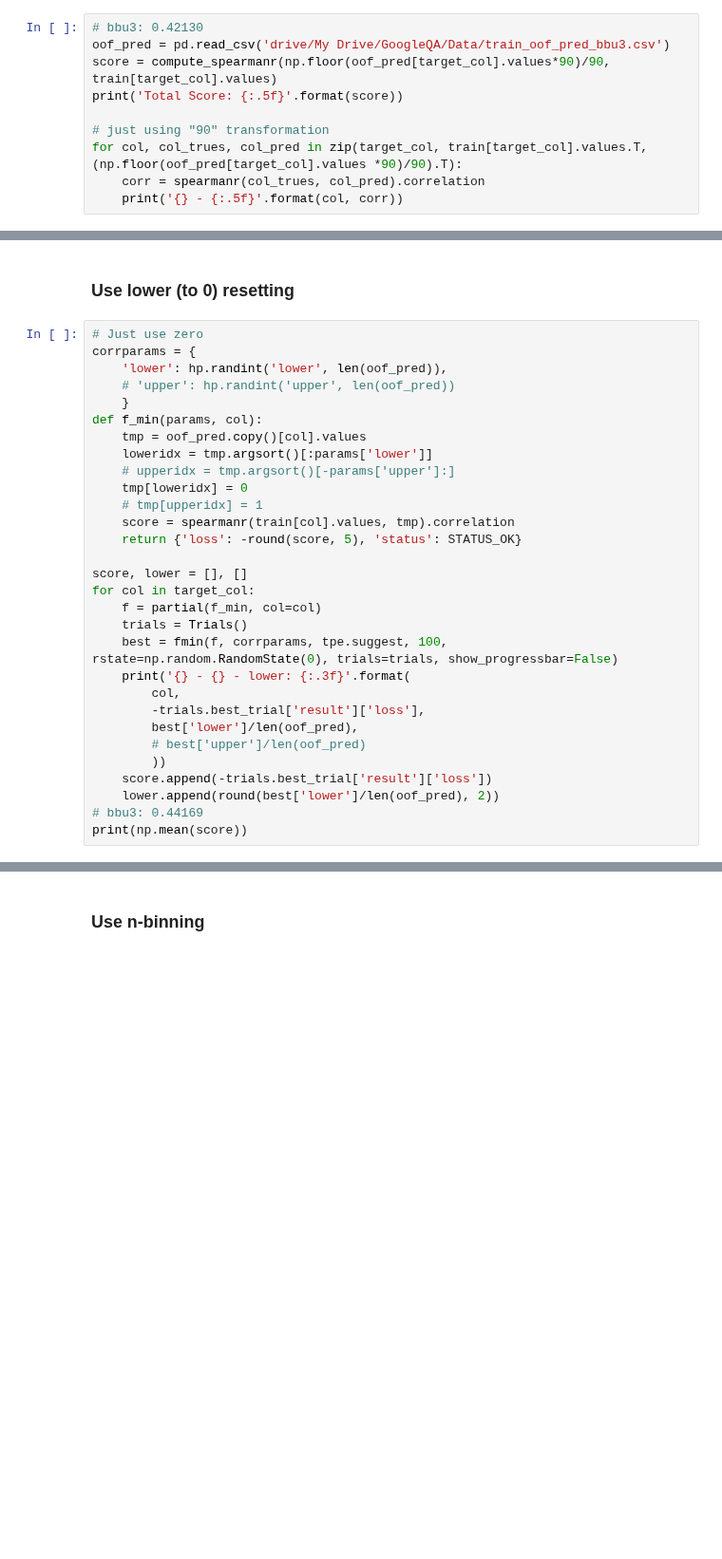
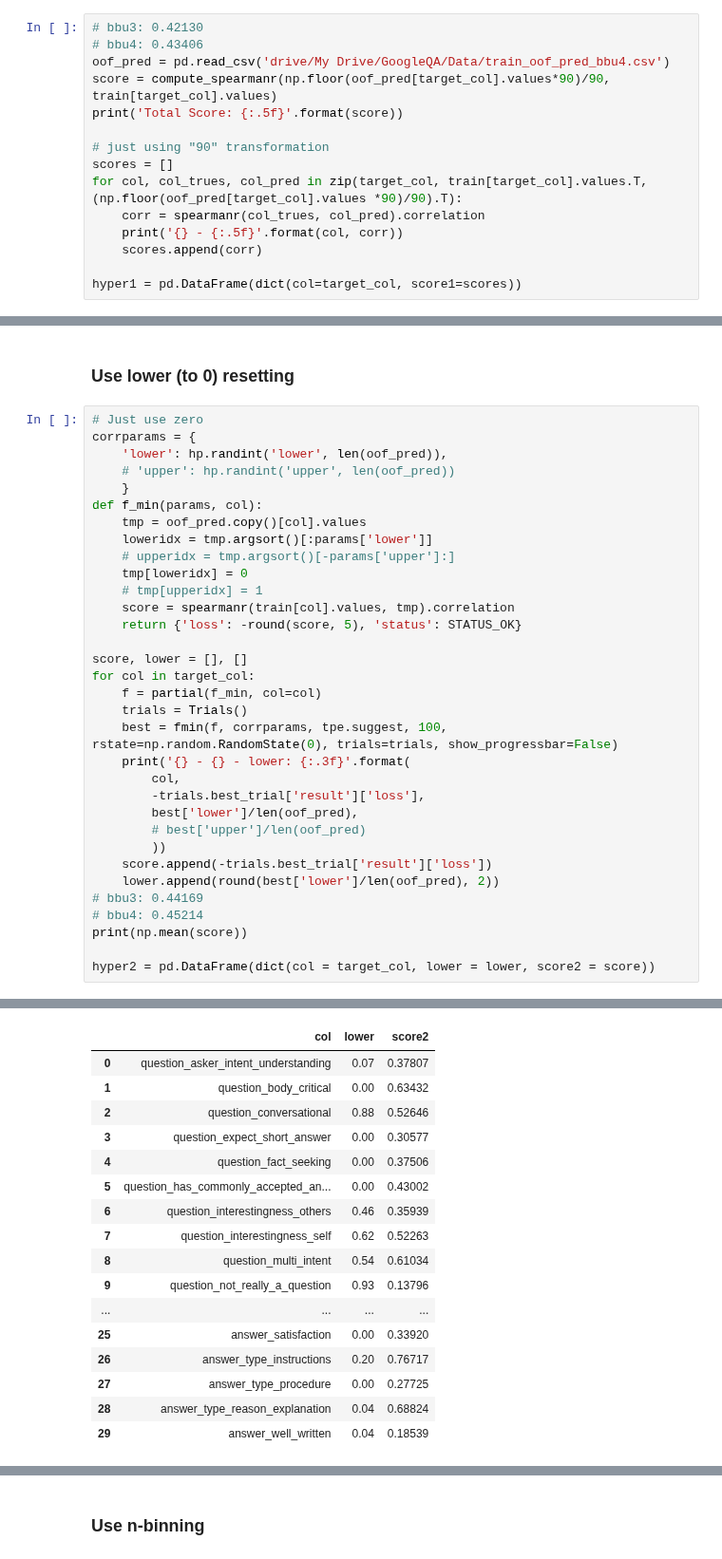
Before and after one commit to acmilannesta/Bert-embedding, a Jupyter notebook: GoogleQA_tfhub.ipynb, the cells around one changed output, grey strips where cells are left out. Shown at 95% size. Drawn from its saved outputs; the diff is of its cells as text; blank space fills up the shorter version.

```diff
--- a/GoogleQA_tfhub.ipynb
+++ b/GoogleQA_tfhub.ipynb
@@ -448,12 +429,17 @@ oof_pred[target_col] = 0
 ### Just use "90" transform
 # %%
 # bbu3: 0.42130
-oof_pred = pd.read_csv('drive/My Drive/GoogleQA/Data/train_oof_pred_bbu3.csv')
+# bbu4: 0.43406
+oof_pred = pd.read_csv('drive/My Drive/GoogleQA/Data/train_oof_pred_bbu4.csv')
 score = compute_spearmanr(np.floor(oof_pred[target_col].values*90)/90, train[target_col].values)
 print('Total Score: {:.5f}'.format(score))
 
 # just using "90" transformation
+scores = []
 for col, col_trues, col_pred in zip(target_col, train[target_col].values.T, (np.floor(oof_pred[target_col].values *90)/90).T):
     corr = spearmanr(col_trues, col_pred).correlation
     print('{} - {:.5f}'.format(col, corr))
+    scores.append(corr)
+
+hyper1 = pd.DataFrame(dict(col=target_col, score1=scores))
 # %% [output]
@@ -505,5 +475,8 @@ for col in target_col:
     score.append(-trials.best_trial['result']['loss'])
     lower.append(round(best['lower']/len(oof_pred), 2))
 # bbu3: 0.44169
+# bbu4: 0.45214
 print(np.mean(score))
+
+hyper2 = pd.DataFrame(dict(col = target_col, lower = lower, score2 = score))
 # %% [output]
@@ -526,0 +483,17 @@ answer_well_written - 0.18758 - lower: 0.165
+|  | col | lower | score2 |
+| 0 | question_asker_intent_understanding | 0.07 | 0.37807 |
+| 1 | question_body_critical | 0.00 | 0.63432 |
+| 2 | question_conversational | 0.88 | 0.52646 |
+| 3 | question_expect_short_answer | 0.00 | 0.30577 |
+| 4 | question_fact_seeking | 0.00 | 0.37506 |
+| 5 | question_has_commonly_accepted_an... | 0.00 | 0.43002 |
+| 6 | question_interestingness_others | 0.46 | 0.35939 |
+| 7 | question_interestingness_self | 0.62 | 0.52263 |
+| 8 | question_multi_intent | 0.54 | 0.61034 |
+| 9 | question_not_really_a_question | 0.93 | 0.13796 |
+| ... | ... | ... | ... |
+| 25 | answer_satisfaction | 0.00 | 0.33920 |
+| 26 | answer_type_instructions | 0.20 | 0.76717 |
+| 27 | answer_type_procedure | 0.00 | 0.27725 |
+| 28 | answer_type_reason_explanation | 0.04 | 0.68824 |
+| 29 | answer_well_written | 0.04 | 0.18539 |
```
Also changed, not shown: parts of 10 cells of this notebook.
